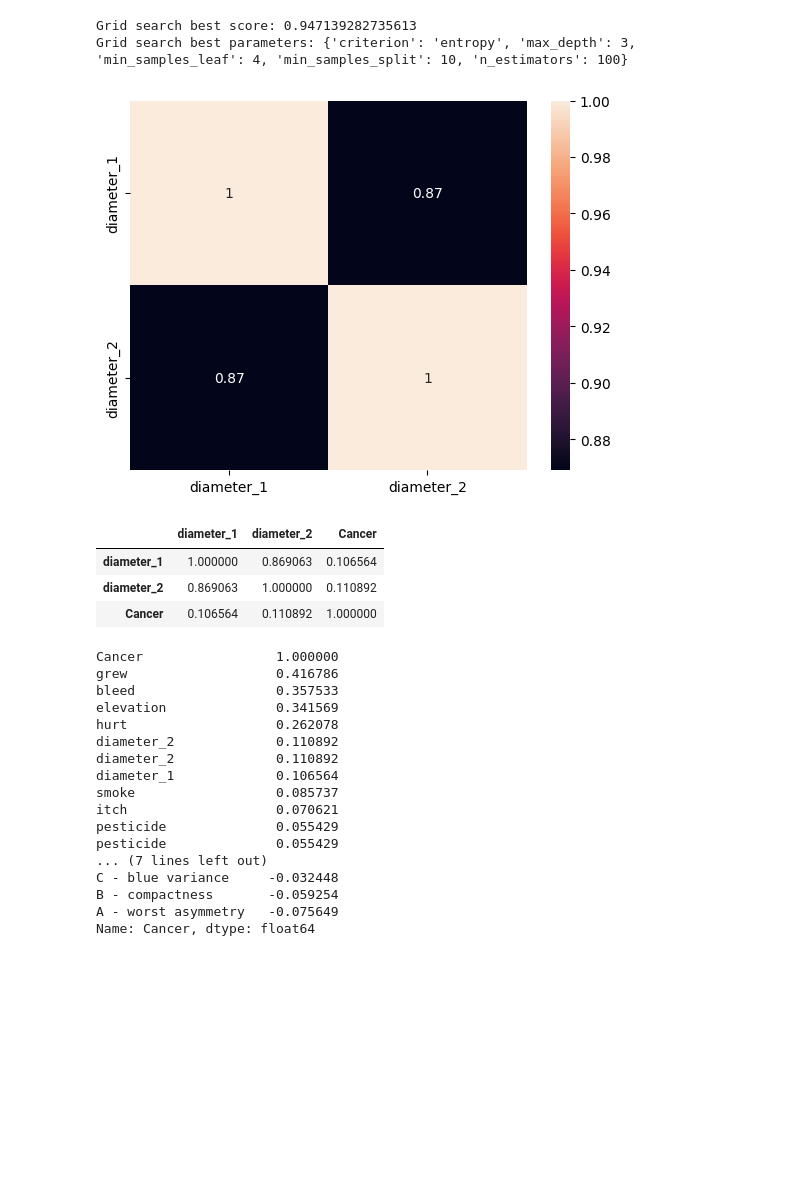
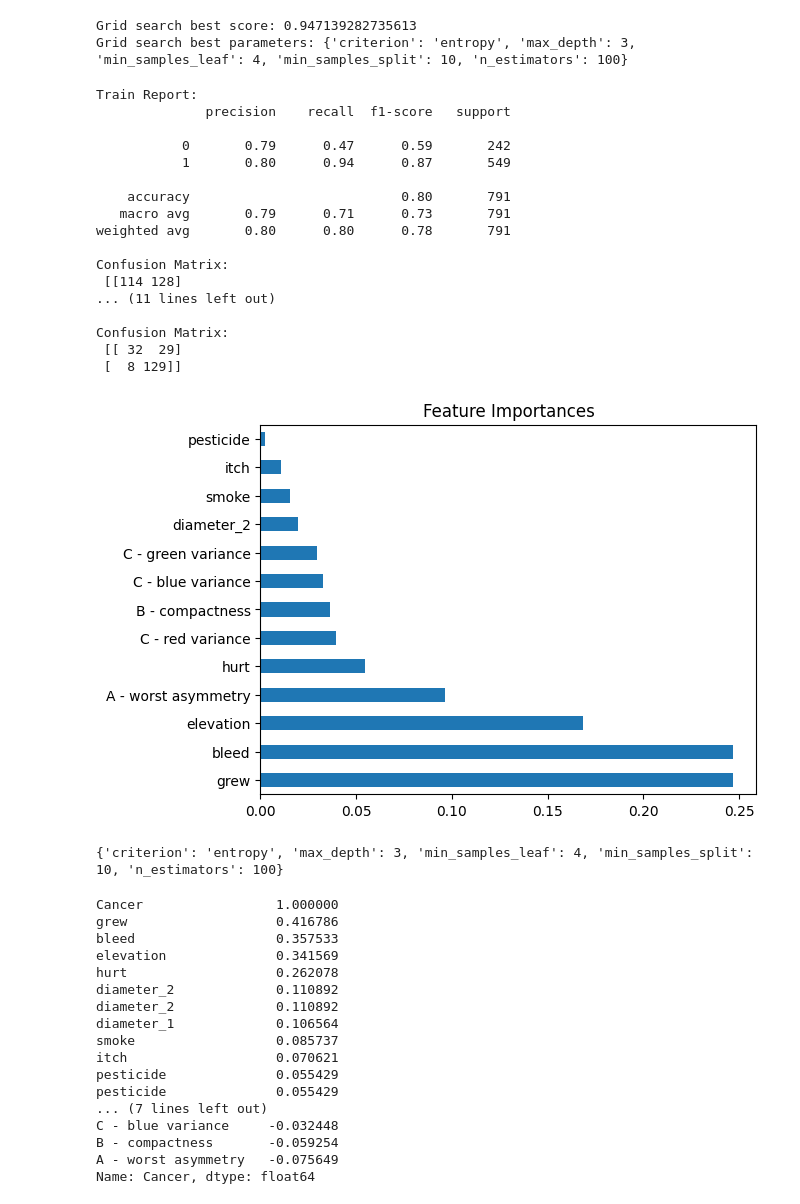
Before and after one commit to mirkagem/2025-FYP-groupG, a Jupyter notebook: model_combined.ipynb, the cells around one changed output. Cells and saved outputs as stored; diff of their text form; code cells hidden in the pictures; blank space fills up the shorter version.

Commit message:
commiting our BEST MODEL YET wuhuuuuuuuuuu

```diff
--- a/model_combined.ipynb
+++ b/model_combined.ipynb
@@ -107,16 +107,47 @@ best_params = grid_search.best_params_
 # %% [output]
 Grid search best score: 0.947139282735613
 Grid search best parameters: {'criterion': 'entropy', 'max_depth': 3, 'min_samples_leaf': 4, 'min_samples_split': 10, 'n_estimators': 100}
-# %%
-corr = combined_df[['diameter_1', 'diameter_2']].corr()
-sns.heatmap(corr, annot=True)
-plt.show()
-2
-combined_df[['diameter_1', 'diameter_2', 'Cancer']].corr()
-# %% [output]
-[figure, removed]
-|  | diameter_1 | diameter_2 | Cancer |
-| diameter_1 | 1.000000 | 0.869063 | 0.106564 |
-| diameter_2 | 0.869063 | 1.000000 | 0.110892 |
-| Cancer | 0.106564 | 0.110892 | 1.000000 |
+# %%
+rf_final = RandomForestClassifier(**best_params, random_state=101)
+rf_final.fit(x_train, y_train)
+
+#Evaluating on training and test set
+y_pred = rf_final.predict(x_train)
+print("Train Report:")
+print(classification_report(y_train, y_pred))
+print("Confusion Matrix:\n", confusion_matrix(y_train, y_pred))
+
+y_test_pred = rf_final.predict(x_test)
+print("\nTest Report:")
+print(classification_report(y_test, y_test_pred))
+print("Confusion Matrix:\n", confusion_matrix(y_test, y_test_pred))
+
+feat_importances = pd.Series(rf_final.feature_importances_, index=x.columns)
+feat_importances.nlargest(20).plot(kind='barh')
+plt.title("Feature Importances")
+plt.show()
+
+# top performing features = bleed, elevation, hurt, grew, itch, smoke, changed, pesticide, cancer_history, skin_cancer history
+
+print(best_params)
+# %% [output]
+Train Report:
+              precision    recall  f1-score   support
+
+           0       0.79      0.47      0.59       242
+           1       0.80      0.94      0.87       549
+
+    accuracy                           0.80       791
+   macro avg       0.79      0.71      0.73       791
+weighted avg       0.80      0.80      0.78       791
+
+Confusion Matrix:
+ [[114 128]
+... (11 lines left out)
+
+Confusion Matrix:
+ [[ 32  29]
+ [  8 129]]
+[figure, added]
+{'criterion': 'entropy', 'max_depth': 3, 'min_samples_leaf': 4, 'min_samples_split': 10, 'n_estimators': 100}
 # %%
```
Also changed, not shown: parts of 1 cell of this notebook.
